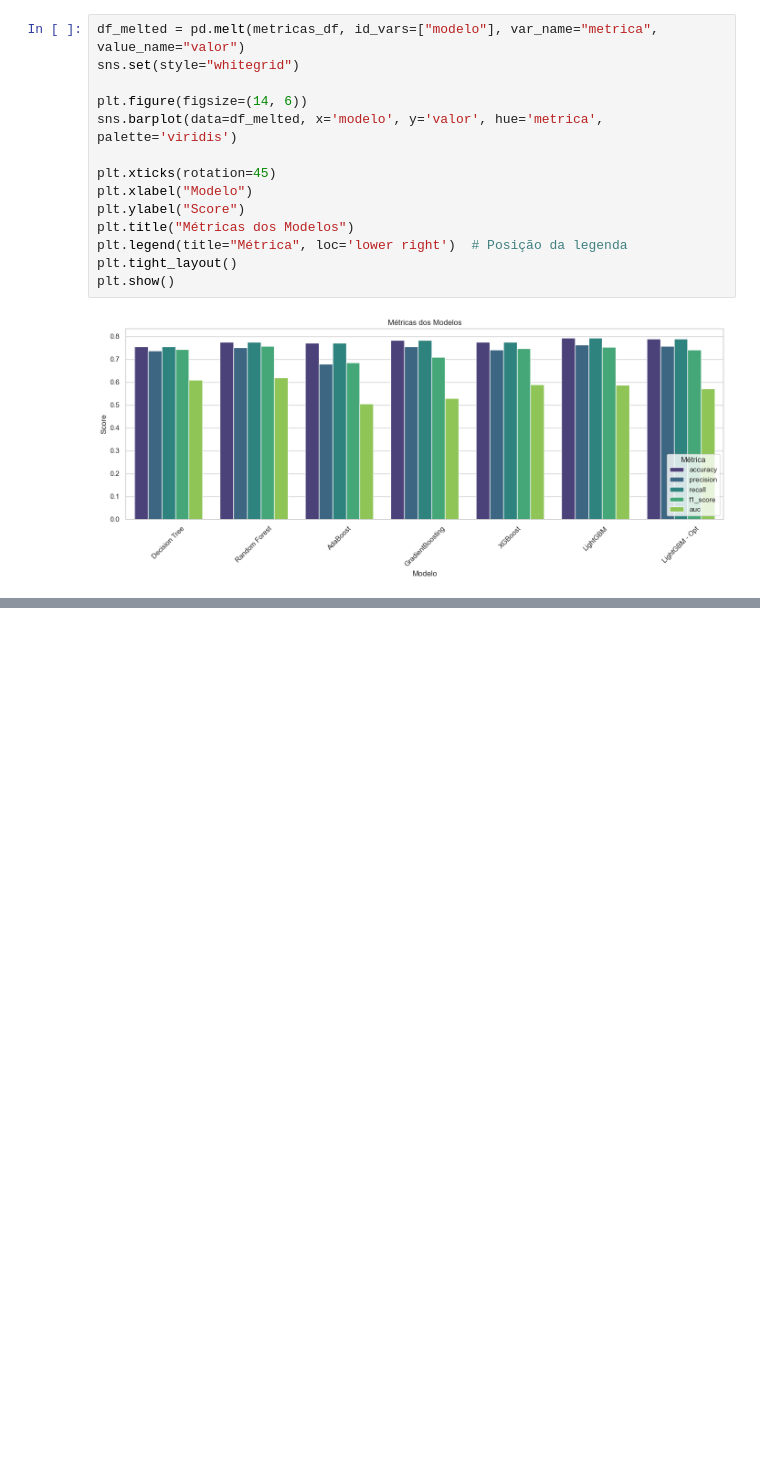
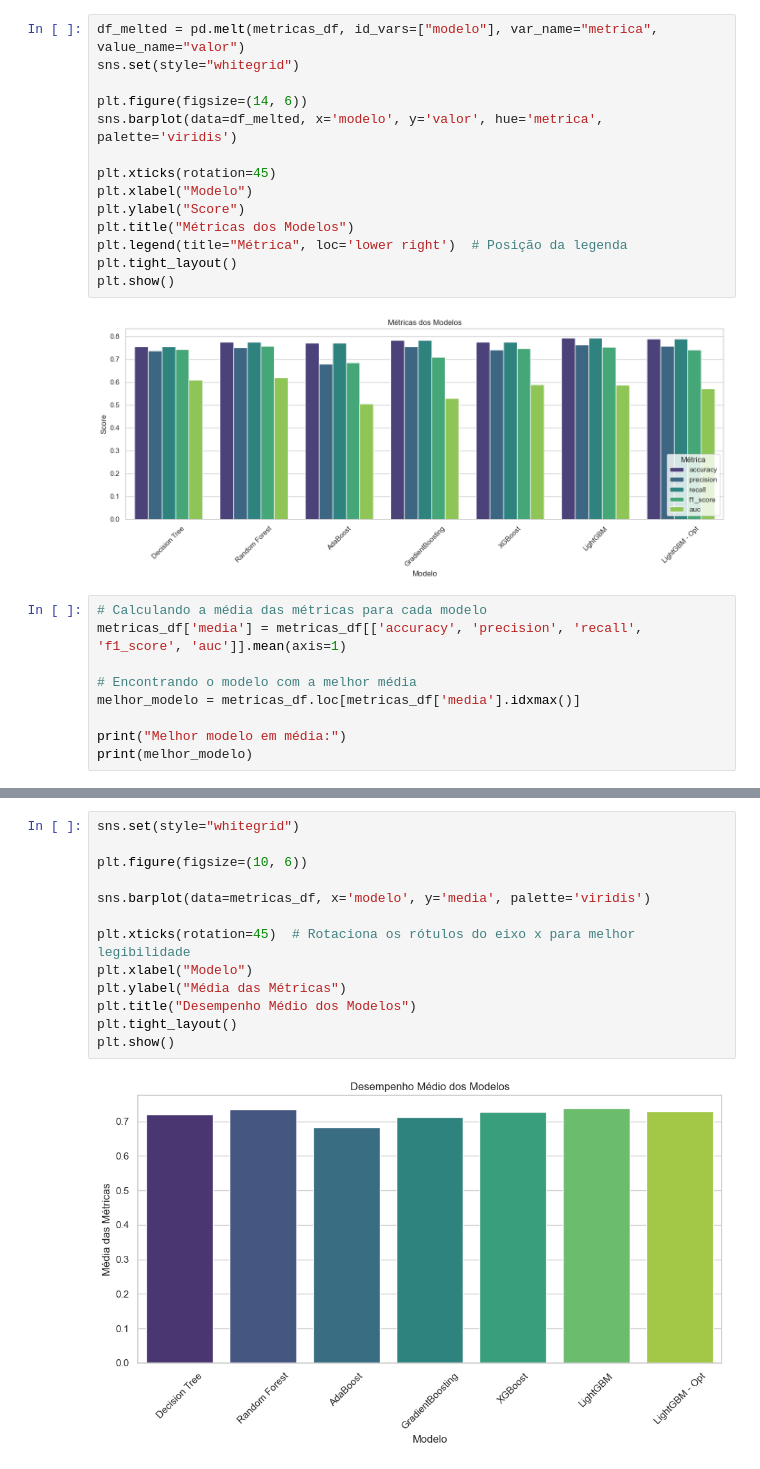
Before and after one commit to jaisson-italo/ds_salary_machine_learning_I, a Jupyter notebook: projeto_ml.ipynb, the cells around one changed output, grey strips where cells are left out. Saved outputs shown, nothing was run; the diff lists cells and outputs as text; blank space fills up the shorter version.

Commit message:
Desempenho Médio dos Modelos

```diff
--- a/projeto_ml.ipynb
+++ b/projeto_ml.ipynb
@@ -760,3 +760,12 @@ plt.tight_layout()
 plt.show()
 # %% [output]
 [figure]
+# %%
+# Calculando a média das métricas para cada modelo
+metricas_df['media'] = metricas_df[['accuracy', 'precision', 'recall', 'f1_score', 'auc']].mean(axis=1)
+
+# Encontrando o modelo com a melhor média
+melhor_modelo = metricas_df.loc[metricas_df['media'].idxmax()]
+
+print("Melhor modelo em média:")
+print(melhor_modelo)
@@ -762,0 +782,15 @@ plt.show()
+# %%
+sns.set(style="whitegrid")
+
+plt.figure(figsize=(10, 6))
+
+sns.barplot(data=metricas_df, x='modelo', y='media', palette='viridis')
+
+plt.xticks(rotation=45)  # Rotaciona os rótulos do eixo x para melhor legibilidade
+plt.xlabel("Modelo")
+plt.ylabel("Média das Métricas")
+plt.title("Desempenho Médio dos Modelos")
+plt.tight_layout()
+plt.show()
+# %% [output]
+[figure, added]
```
Also changed, not shown: parts of 1 cell of this notebook.
